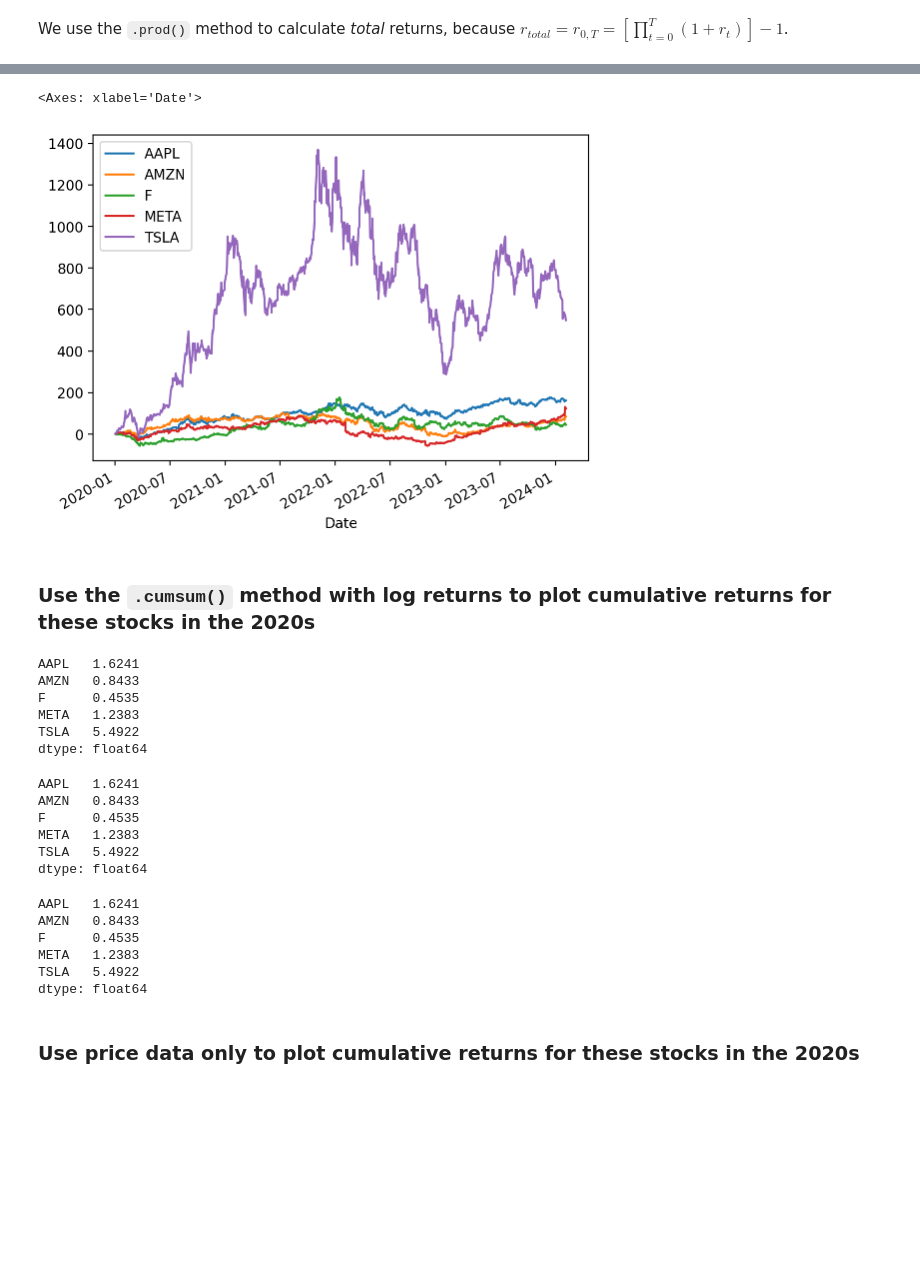
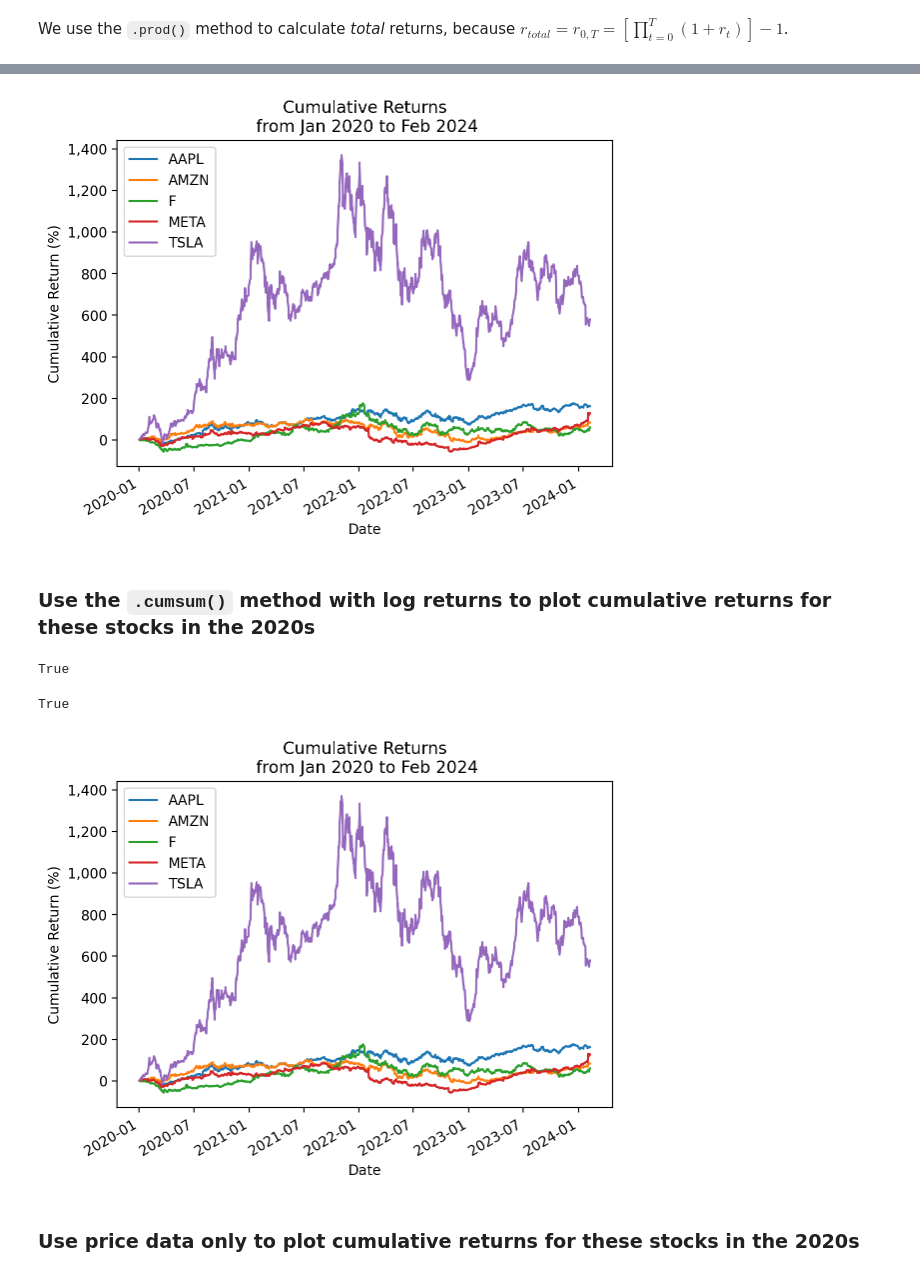
Before and after one commit to richard-herron/fina-6333-2024-spring, a Jupyter notebook: Notebooks/herron_01_practice_03.ipynb, the cells around one changed output, grey strips where cells are left out. Saved outputs shown, nothing was run; the diff lists cells and outputs as text; code cells hidden in the pictures; blank space fills up the shorter version.

```diff
--- a/Notebooks/herron_01_practice_03.ipynb
+++ b/Notebooks/herron_01_practice_03.ipynb
@@ -184,35 +184,22 @@ TSLA   5.4922
 dtype: float64
-# %%
-returns_2020s.add(1).cumprod().sub(1).mul(100).plot()
-# %% [output]
-<Axes: xlabel='Date'>
-[figure, removed]
+# %%
+cumret_cumprod =  (
+    returns_2020s
+    .add(1)
+    .cumprod()
+    .sub(1)
+)
+# %%
+cumret_cumprod.mul(100).plot()
+
+# https://stackoverflow.com/questions/25973581/how-to-format-axis-number-format-to-thousands-with-a-comma
+from matplotlib import ticker
+plt.gca().get_yaxis().set_major_formatter(ticker.FuncFormatter(lambda x, p: format(int(x), ',')))
+
+plt.ylabel('Cumulative Return (%)')
+plt.title(f'Cumulative Returns\n from {returns_2020s.index.min():%b %Y} to {returns_2020s.index.max():%b %Y}')
+plt.show()
+# %% [output]
+[figure, added]
 # %% [markdown]
 ### Use the `.cumsum()` method with log returns to plot cumulative returns for these stocks in the 2020s
-# %%
-returns_2020s.add(1).prod().sub(1)
-# %% [output]
-AAPL   1.6241
-AMZN   0.8433
-F      0.4535
-META   1.2383
-TSLA   5.4922
-dtype: float64
-# %%
-np.exp(np.log(1 + returns_2020s).sum()) - 1
-# %% [output]
-AAPL   1.6241
-AMZN   0.8433
-F      0.4535
-META   1.2383
-TSLA   5.4922
-dtype: float64
-# %%
-returns_2020s.pipe(np.log1p).sum().pipe(np.expm1)
-# %% [output]
-AAPL   1.6241
-AMZN   0.8433
-F      0.4535
-META   1.2383
-TSLA   5.4922
-dtype: float64
@@ -219,2 +213,22 @@ dtype: float64
+# %%
+np.allclose(cumret_cumsum, cumret_cumprod)
+# %% [output]
+True
+# %%
+np.allclose(1*10**-9, 1.1*10**-9)
+# %% [output]
+True
+# %%
+cumret_cumsum.mul(100).plot()
+
+# https://stackoverflow.com/questions/25973581/how-to-format-axis-number-format-to-thousands-with-a-comma
+from matplotlib import ticker
+plt.gca().get_yaxis().set_major_formatter(ticker.FuncFormatter(lambda x, p: format(int(x), ',')))
+
+plt.ylabel('Cumulative Return (%)')
+plt.title(f'Cumulative Returns\n from {returns_2020s.index.min():%b %Y} to {returns_2020s.index.max():%b %Y}')
+plt.show()
+# %% [output]
+[figure, added]
 # %% [markdown]
 ### Use price data only to plot cumulative returns for these stocks in the 2020s
```
Also changed, not shown: parts of 74 cells of this notebook, 5 other files.
